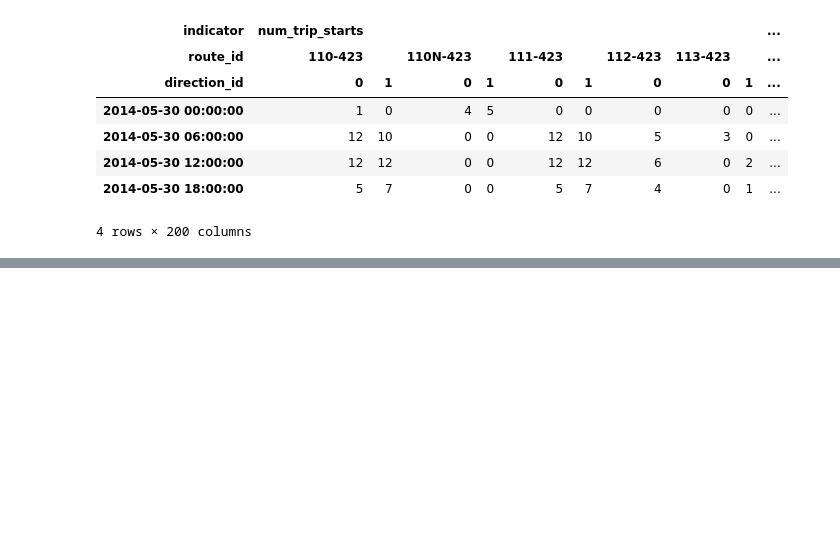
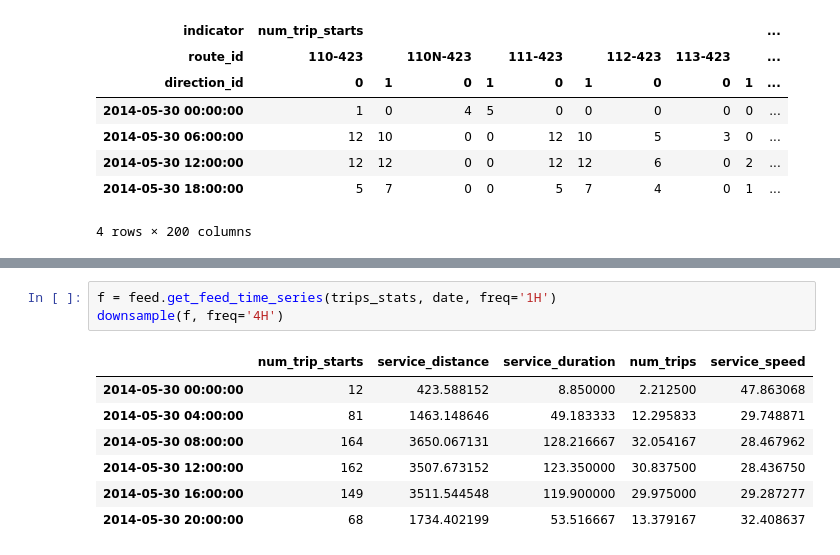
Before and after one commit to markongithub/gtfstk, a Jupyter notebook: examples/examples.ipynb, the cells around one changed output, grey strips where cells are left out. Cells and saved outputs as stored; diff of their text form; blank space fills up the shorter version.

```diff
--- a/examples/examples.ipynb
+++ b/examples/examples.ipynb
@@ -185,2 +178,13 @@ arts
+# %%
+f = feed.get_feed_time_series(trips_stats, date, freq='1H')
+downsample(f, freq='4H')
+# %% [output]
+|  | num_trip_starts | service_distance | service_duration | num_trips | service_speed |
+| 2014-05-30 00:00:00 | 12 | 423.588152 | 8.850000 | 2.212500 | 47.863068 |
+| 2014-05-30 04:00:00 | 81 | 1463.148646 | 49.183333 | 12.295833 | 29.748871 |
+| 2014-05-30 08:00:00 | 164 | 3650.067131 | 128.216667 | 32.054167 | 28.467962 |
+| 2014-05-30 12:00:00 | 162 | 3507.673152 | 123.350000 | 30.837500 | 28.436750 |
+| 2014-05-30 16:00:00 | 149 | 3511.544548 | 119.900000 | 29.975000 | 29.287277 |
+| 2014-05-30 20:00:00 | 68 | 1734.402199 | 53.516667 | 13.379167 | 32.408637 |
 # %%
 # Get trip locations for every hour of the given date
```
Also changed, not shown: parts of 10 cells of this notebook, 12 other files.
